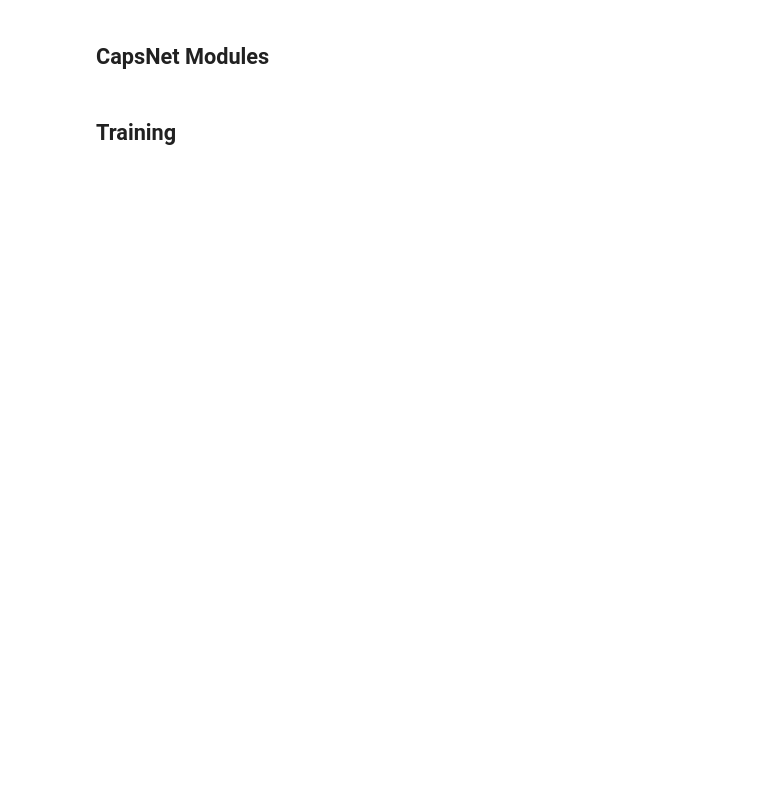
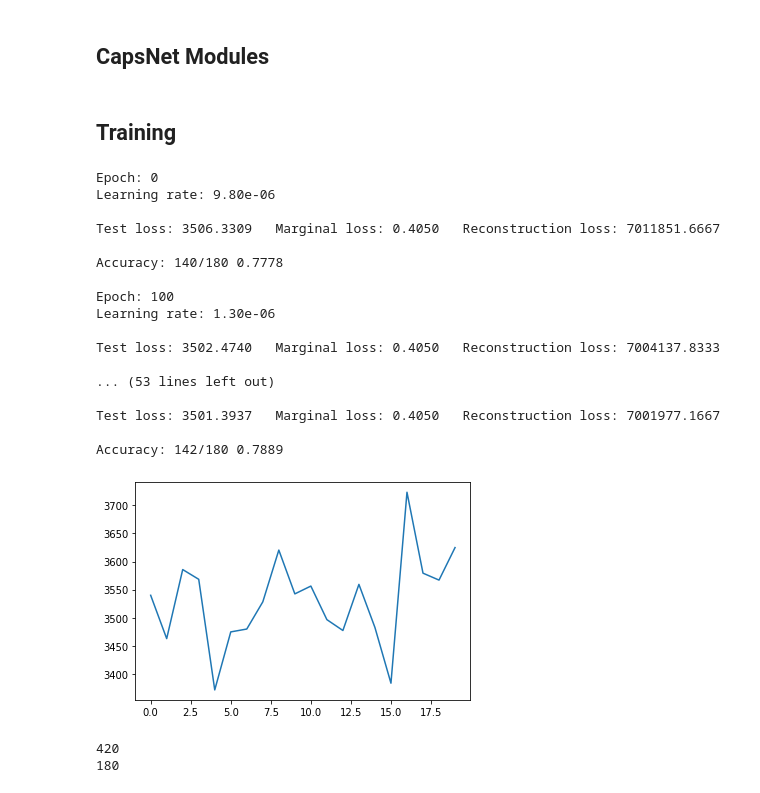
Before and after one commit to HanziJiang/CapsNet-ResNet-Performance-Analysis, a Jupyter notebook: CapsNet.ipynb, the cells around one changed output. Saved outputs shown, nothing was run; the diff lists cells and outputs as text; code cells hidden in the pictures; blank space fills up the shorter version.

Commit message:
Fix bugs and add train code

```diff
--- a/CapsNet.ipynb
+++ b/CapsNet.ipynb
@@ -239,2 +304,17 @@ class CapsuleNetwork(nn.Module):
 # %% [markdown]
 ## Training
+# %%
+def get_opts():
+    parser = argparse.ArgumentParser(description='CapsuleNetwork')
+    parser.add_argument('-batch_size', type=int, default=60)
+    parser.add_argument('-lr', type=float, default=1e-5)
+    parser.add_argument('-epochs', type=int, default=1000)
+    parser.add_argument('-width', type=int, default=28)
+    parser.add_argument('-height', type=int, default=28)
+    parser.add_argument('-n_classes', type=int, default=2)
+    parser.add_argument('-iterations', type=int, default=3)
+    parser.add_argument('-use_cuda', default=True)
+    parser.add_argument('-print_every', type=int, default=10)
+    parser.add_argument('-gamma', type=float, default=0.98)
+    opt, _ = parser.parse_known_args()
+    return opt
@@ -241,13 +410,38 @@ class CapsuleNetwork(nn.Module):
 # %%
-# opt = {
-#     iterations: 3,
-#     lr: 0.005,
-#     width: 28,
-#     height: 28,
-#     n_classes: 10
-# }
+opt = get_opts()
 
-# model = CapsuleNetwork(opt)
-# if opt.use_cuda & torch.cuda.is_available(): model.cuda()
+model = CapsuleNetwork(opt)
+if opt.use_cuda & torch.cuda.is_available():
+    model.cuda()
 
-# train(model, opt, train_loader, test_loader)
+train_loader = load_DrawData.train_loader
+test_loader = load_DrawData.val_loader
+
+train(opt, train_loader, test_loader, model)
+# %% [output]
+Epoch: 0
+Learning rate: 9.80e-06
+
+Test loss: 3506.3309   Marginal loss: 0.4050   Reconstruction loss: 7011851.6667
+
+Accuracy: 140/180 0.7778
+
+Epoch: 100
+Learning rate: 1.30e-06
+
+Test loss: 3502.4740   Marginal loss: 0.4050   Reconstruction loss: 7004137.8333
+
+... (53 lines left out)
+
+Test loss: 3501.3937   Marginal loss: 0.4050   Reconstruction loss: 7001977.1667
+
+Accuracy: 142/180 0.7889
+[figure, added]
+# %%
+print(len(load_DrawData.train_loader.dataset))
+print(len(load_DrawData.val_loader.dataset))
+
+#plt.plot(x, np.cos(x), '--');
+# %% [output]
+420
+180
```
Also changed, not shown: parts of 10 cells of this notebook.
